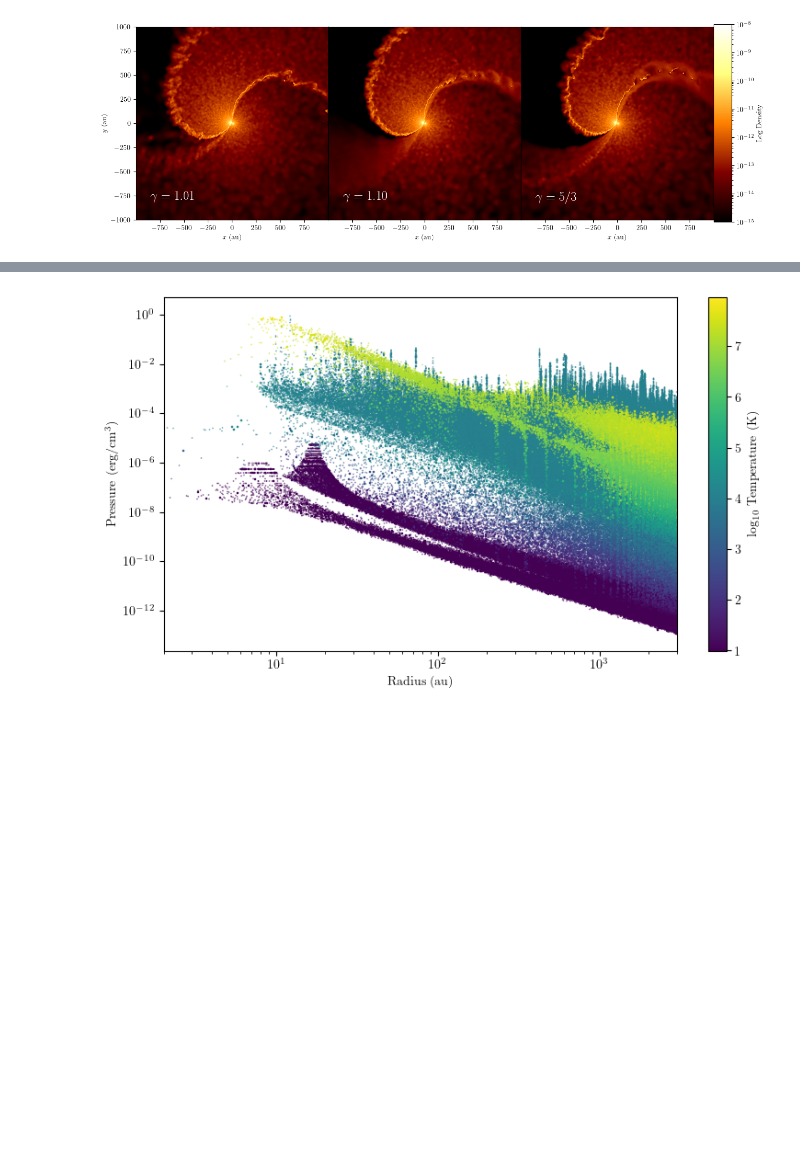
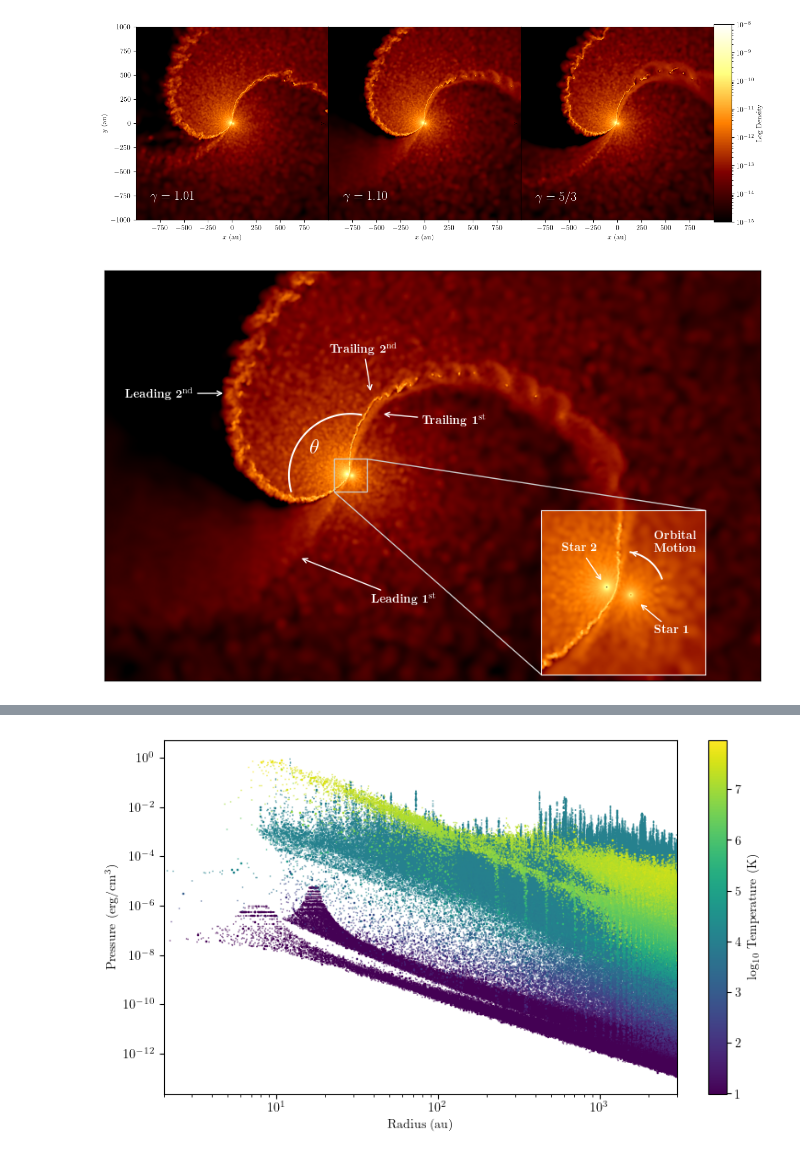
Before and after one commit to ryanwhite1/xenomorph, a Jupyter notebook: Sarracen_test.ipynb, the cells around one changed output, grey strips where cells are left out. Cells and saved outputs as stored; diff of their text form; code cells hidden in the pictures; blank space fills up the shorter version.

Commit message:
CWB structure plot

```diff
--- a/Sarracen_test.ipynb
+++ b/Sarracen_test.ipynb
@@ -115,6 +115,53 @@ fig.savefig('Images/MRes_Plots/CrossSec_Density_Comparison.png', dpi=400, bbox_i
 fig.savefig('Images/MRes_Plots/CrossSec_Density_Comparison.pdf', dpi=400, bbox_inches='tight')
 # %% [output]
 [figure]
+# %%
+from mpl_toolkits.axes_grid1.inset_locator import zoomed_inset_axes, inset_axes
+from mpl_toolkits.axes_grid1.inset_locator import mark_inset
+
+fig, ax = plt.subplots(figsize=(10, 7))
+vmin, vmax = 1e-15, 1e-8
+cmap = 'afmhot'
+ax = datasets[1.1][0].render('rho', ax=ax, xsec=0, log_scale=True, xlim=(-1200, 2000), ylim=(-1000, 1000),
+                                   cbar=False, vmin=vmin, vmax=vmax, cmap=cmap,
+                                    x_pixels=1000, y_pixels=700)
+
+radius = 300
+theta = np.deg2rad(np.linspace(260, 375, 100)) - np.pi
+circ_y = radius * np.sin(theta)
+circ_x = radius * np.cos(theta)
+ax.plot(circ_x, circ_y, c='w')
+ax.text(-200, 110, r"$\mathbf{\theta}$", c='w', size=18)
+
+ax.annotate(r"\textbf{Leading 1$^{\rm st}$}", xytext=(100, -620), xy=(-250, -400), arrowprops={'arrowstyle':"->", 'color':'w'}, c='w')
+ax.annotate(r"\textbf{Leading 2$^{\rm nd}$}", xytext=(-1100, 380), xy=(-610, 400), arrowprops={'arrowstyle':"->", 'color':'w'}, c='w')
+ax.annotate(r"\textbf{Trailing 2$^{\rm nd}$}", xytext=(-100, 600), xy=(100, 400), arrowprops={'arrowstyle':"->", 'color':'w'}, c='w')
+ax.annotate(r"\textbf{Trailing 1$^{\rm st}$}", xytext=(350, 250), xy=(150, 300), arrowprops={'arrowstyle':"->", 'color':'w'}, c='w')
+
+ax2 = inset_axes(ax, width="40%", height="40%", loc=4)
+for spine in ax2.spines.values():
+    spine.set_edgecolor('w')
+mark_inset(ax, ax2, loc1=1, loc2=3, fc="none", ec="0.8")
+ax2 = datasets[1.1][0].render('rho', ax=ax2, xsec=0, log_scale=True, xlim=(-80, 80), ylim=(-80, 80),
+                                   cbar=False, vmin=vmin, vmax=100*vmax, cmap=cmap)
+
+inset_r = 40
+inset_theta = np.deg2rad(np.linspace(380, 440, 50))
+inset_circ_x = inset_r * np.cos(inset_theta)
+inset_circ_y = inset_r * np.sin(inset_theta)
+ax2.plot(inset_circ_x, inset_circ_y, c='w')
+ax2.annotate("", xytext=(10, 38.6), xy=(5, 40), arrowprops={'arrowstyle':"->", 'color':'w'}, c='w')
+ax2.text(30, 40, r"\textbf{Orbital}"+"\n"+r"\textbf{Motion}", c='w', fontweight='black')
+
+ax2.annotate(r"\textbf{Star 1}", xytext=(30, -40), xy=(15, -10), arrowprops={'arrowstyle':"->", 'color':'w'}, c='w')
+ax2.annotate(r"\textbf{Star 2}", xytext=(-60, 40), xy=(-20, 10), arrowprops={'arrowstyle':"->", 'color':'w'}, c='w')
+for _ax in [ax, ax2]:
+    _ax.set(xticks=[], yticks=[], xlabel='', ylabel='')
+
+fig.savefig('Images/MRes_Plots/CWB_Structure.png', dpi=400, bbox_inches='tight')
+fig.savefig('Images/MRes_Plots/CWB_Structure.pdf', dpi=400, bbox_inches='tight')
+# %% [output]
+[figure, added]
 # %%
 sdf_new = sdf.copy()
 sdf_new.calc_density()
```
Also changed, not shown: 2 other files.
